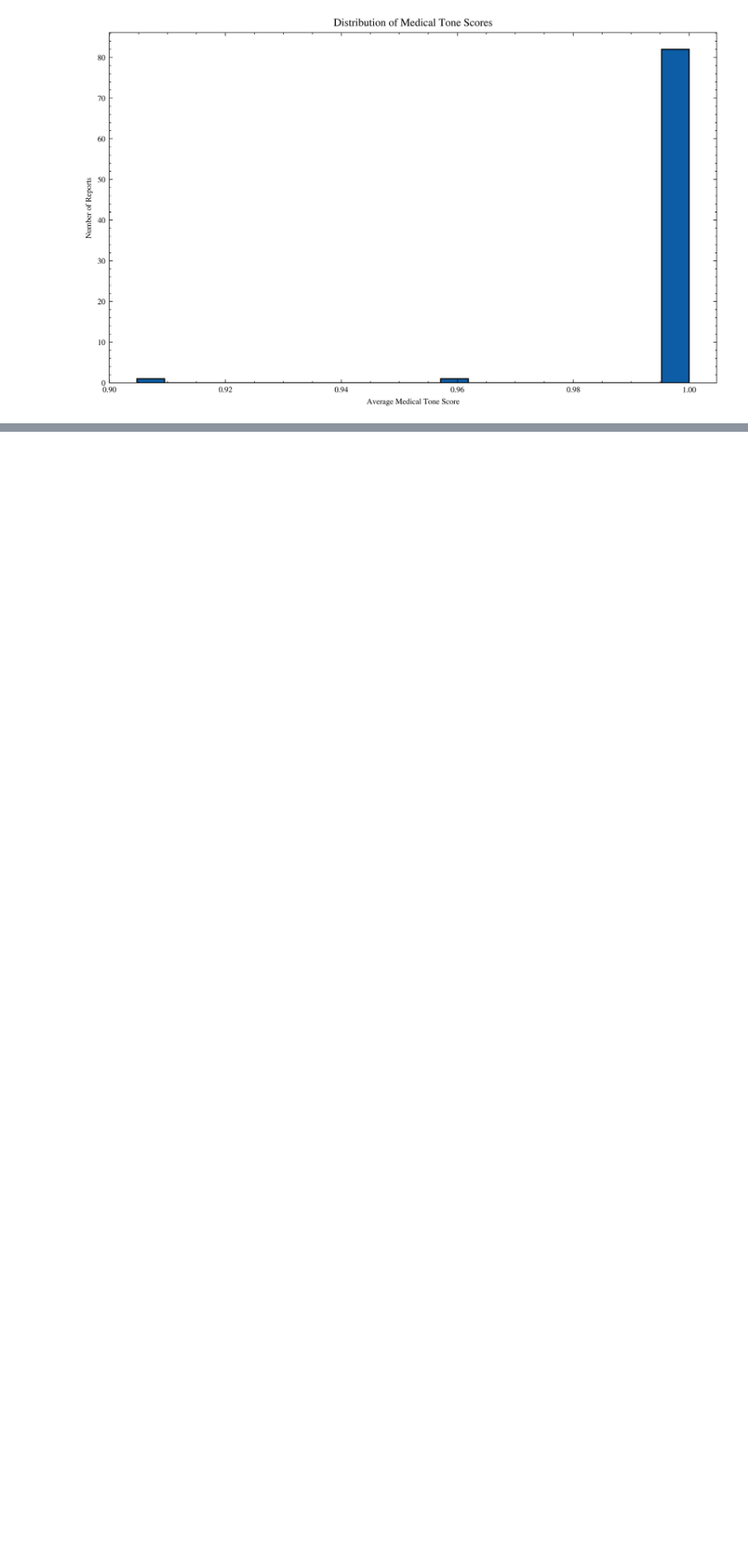
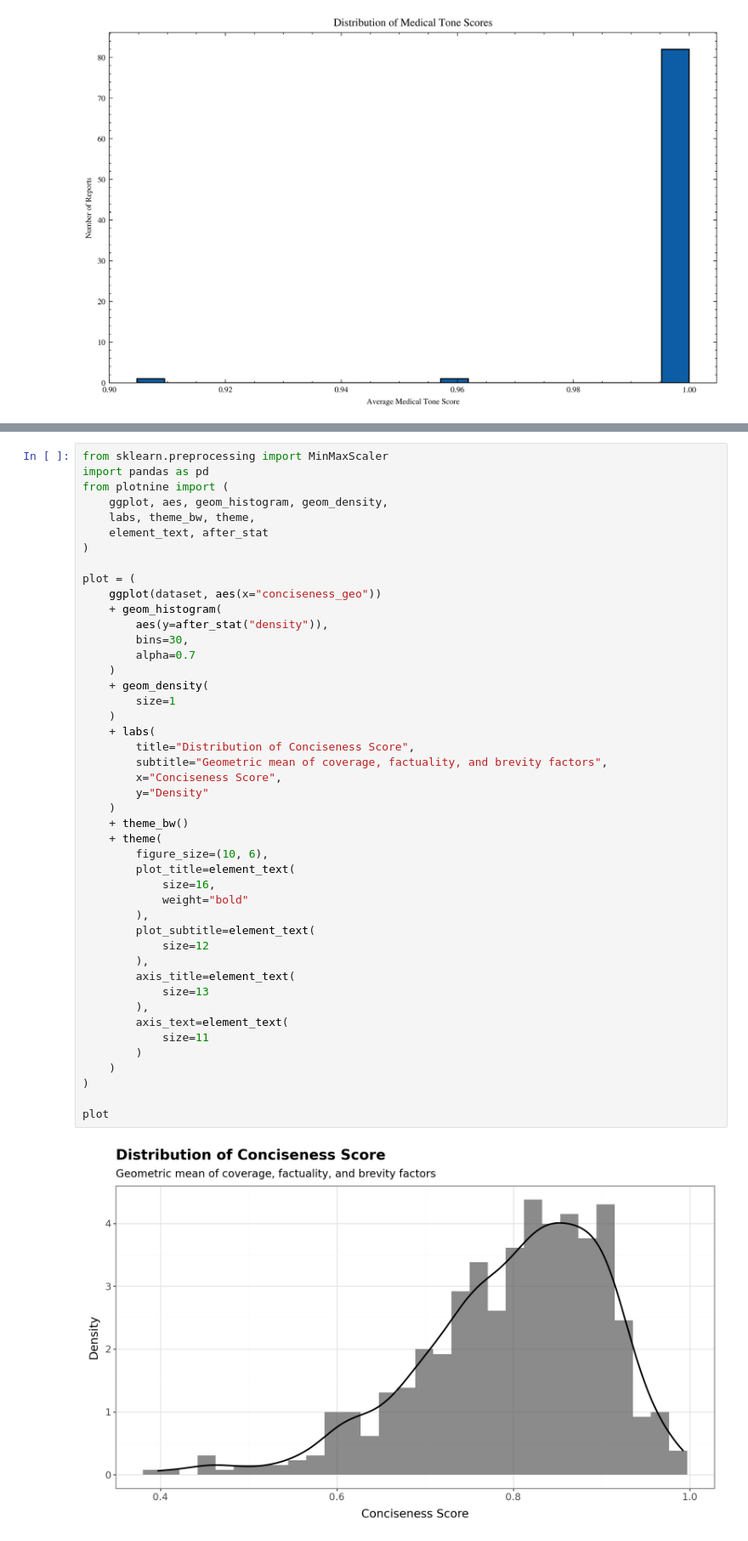
Before and after one commit to Singh-Aman08/msc-dissertation-clinical-knowledge-distillation, a Jupyter notebook: Report_Evaluation/factuality_distribution.ipynb, the cells around one changed output, grey strips where cells are left out. Shown at 85% size. Drawn from its saved outputs; the diff is of its cells as text; blank space fills up the shorter version.

```diff
--- a/Report_Evaluation/factuality_distribution.ipynb
+++ b/Report_Evaluation/factuality_distribution.ipynb
@@ -1026,0 +1087,47 @@ dtype: float64
+# %%
+from sklearn.preprocessing import MinMaxScaler
+import pandas as pd
+from plotnine import (
+    ggplot, aes, geom_histogram, geom_density,
+    labs, theme_bw, theme,
+    element_text, after_stat
+)
+
+plot = (
+    ggplot(dataset, aes(x="conciseness_geo"))
+    + geom_histogram(
+        aes(y=after_stat("density")),
+        bins=30,
+        alpha=0.7
+    )
+    + geom_density(
+        size=1
+    )
+    + labs(
+        title="Distribution of Conciseness Score",
+        subtitle="Geometric mean of coverage, factuality, and brevity factors",
+        x="Conciseness Score",
+        y="Density"
+    )
+    + theme_bw()
+    + theme(
+        figure_size=(10, 6),
+        plot_title=element_text(
+            size=16,
+            weight="bold"
+        ),
+        plot_subtitle=element_text(
+            size=12
+        ),
+        axis_title=element_text(
+            size=13
+        ),
+        axis_text=element_text(
+            size=11
+        )
+    )
+)
+
+plot
+# %% [output]
+[figure, added]
```
Also changed, not shown: parts of 42 cells of this notebook, 35 other files.
